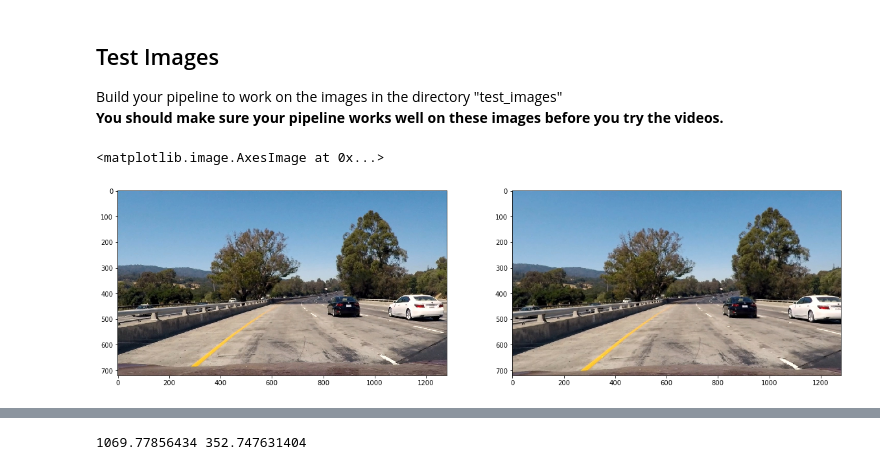
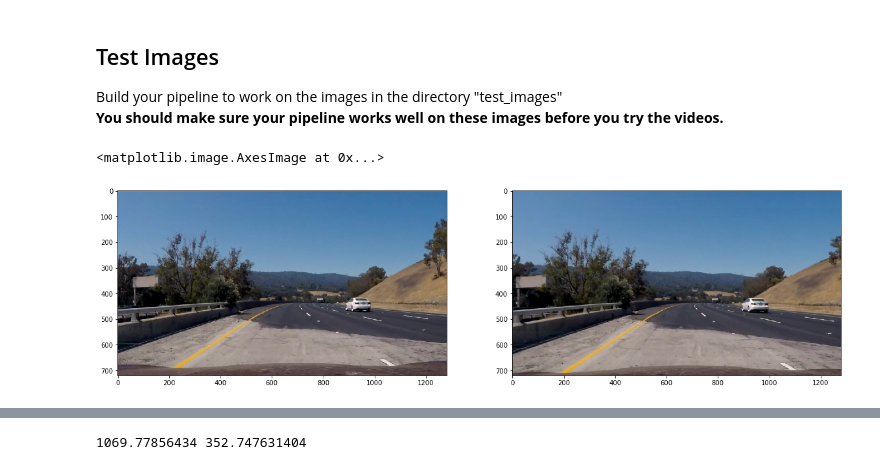
Before and after one commit to falreis/CarND-Advanced-Lane-Lines, a Jupyter notebook: code.ipynb, the cells around one changed output, grey strips where cells are left out. Cells and saved outputs as stored; diff of their text form; code cells hidden in the pictures.

```diff
--- a/code.ipynb
+++ b/code.ipynb
@@ -858,17 +844,17 @@ calibration15.jpg
 Build your pipeline to work on the images in the directory "test_images"
 **You should make sure your pipeline works well on these images before you try the videos.**
 # %%
-original_img = mpimg.imread('test_images/test1.jpg')
+original_img = mpimg.imread('test_images/falreis.jpg')
 
 #undistort image
 image = cv2.undistort(original_img, mtx, dist, None, mtx)
 
 f, (ax1, ax2) = plt.subplots(1, 2, figsize=(20,20))
 ax1.imshow(original_img)
 ax2.imshow(image)
 # %% [output]
 <matplotlib.image.AxesImage at 0x...>
-[figure, old version]
+[figure, new version]
 # %%
 #warp original image
 warp_orig = warp_transform(image)
```
Also changed, not shown: parts of 21 cells of this notebook, 13 other files.
